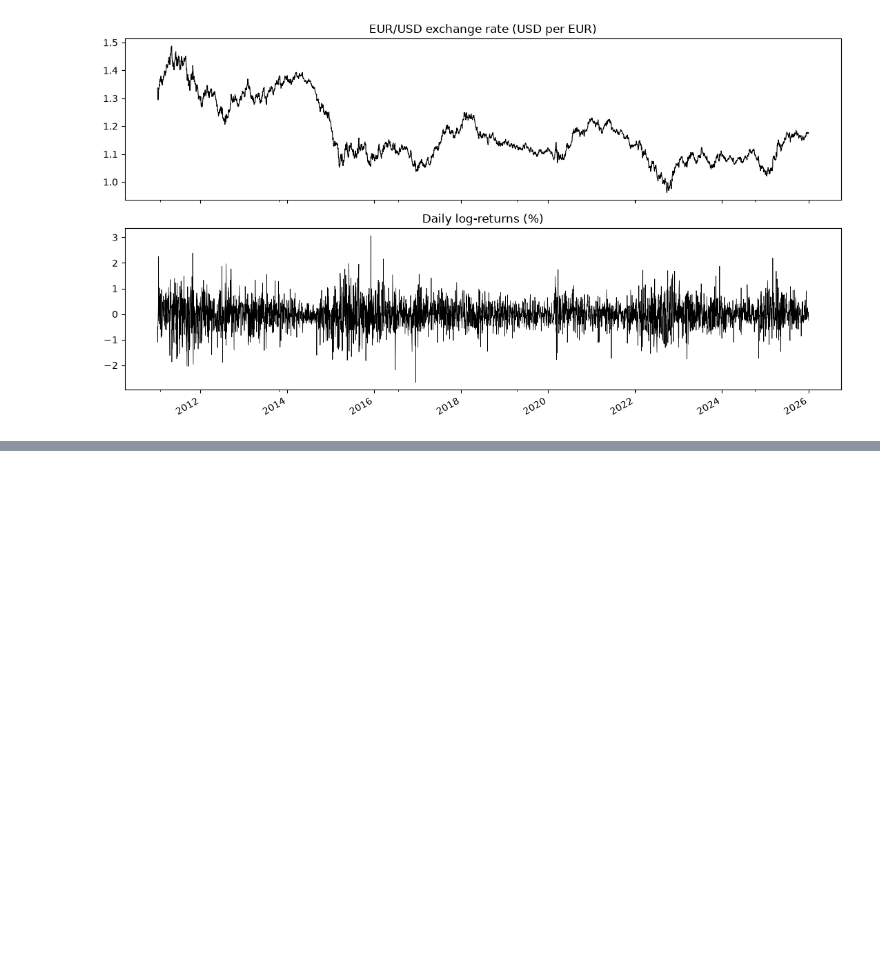
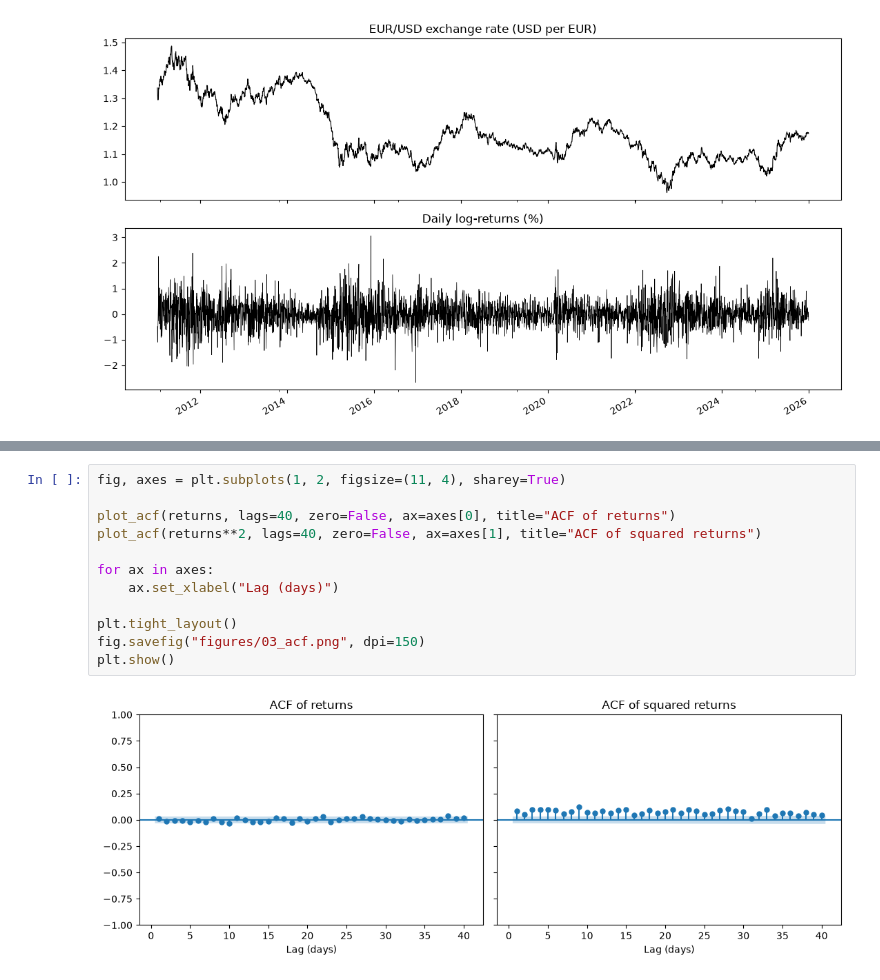
Before and after one commit to elhassanabounnaim-commits/eurusd-volatility-garch, a Jupyter notebook: main.ipynb, the cells around one changed output, grey strips where cells are left out. Cells and saved outputs as stored; diff of their text form; blank space fills up the shorter version.

```diff
--- a/main.ipynb
+++ b/main.ipynb
@@ -66,0 +105,14 @@ plt.show()
+# %%
+fig, axes = plt.subplots(1, 2, figsize=(11, 4), sharey=True)
+
+plot_acf(returns, lags=40, zero=False, ax=axes[0], title="ACF of returns")
+plot_acf(returns**2, lags=40, zero=False, ax=axes[1], title="ACF of squared returns")
+
+for ax in axes:
+    ax.set_xlabel("Lag (days)")
+
+plt.tight_layout()
+fig.savefig("figures/03_acf.png", dpi=150)
+plt.show()
+# %% [output]
+[figure, added]
```
Also changed, not shown: parts of 7 cells of this notebook, 4 other files.
